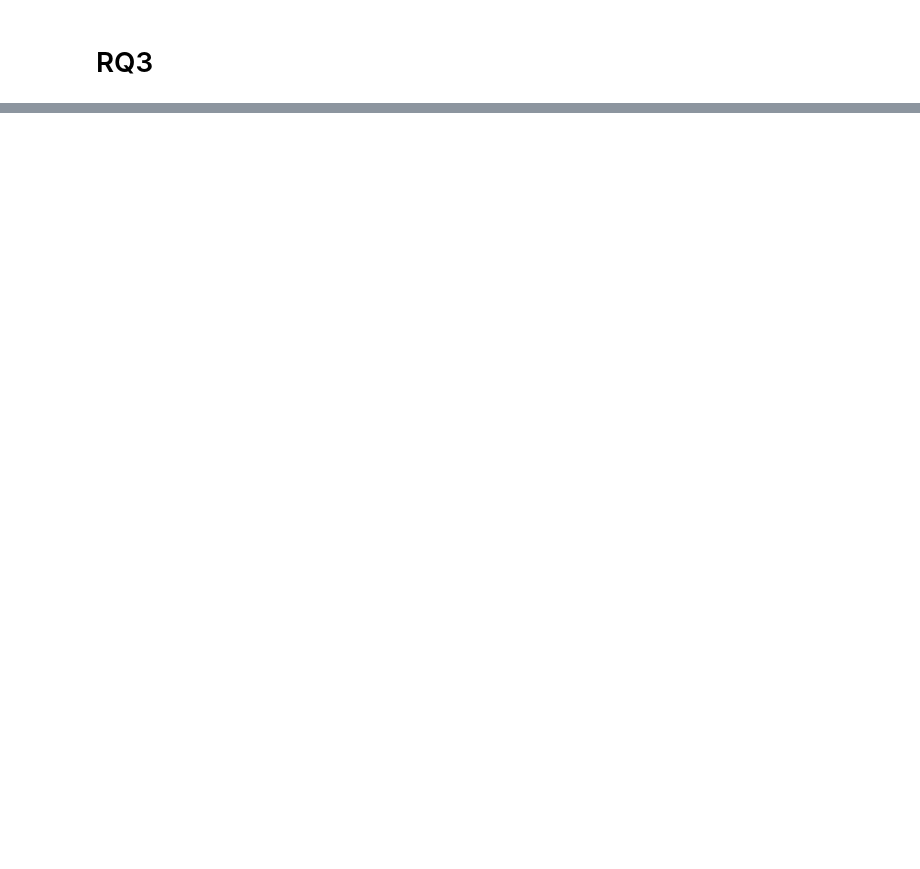
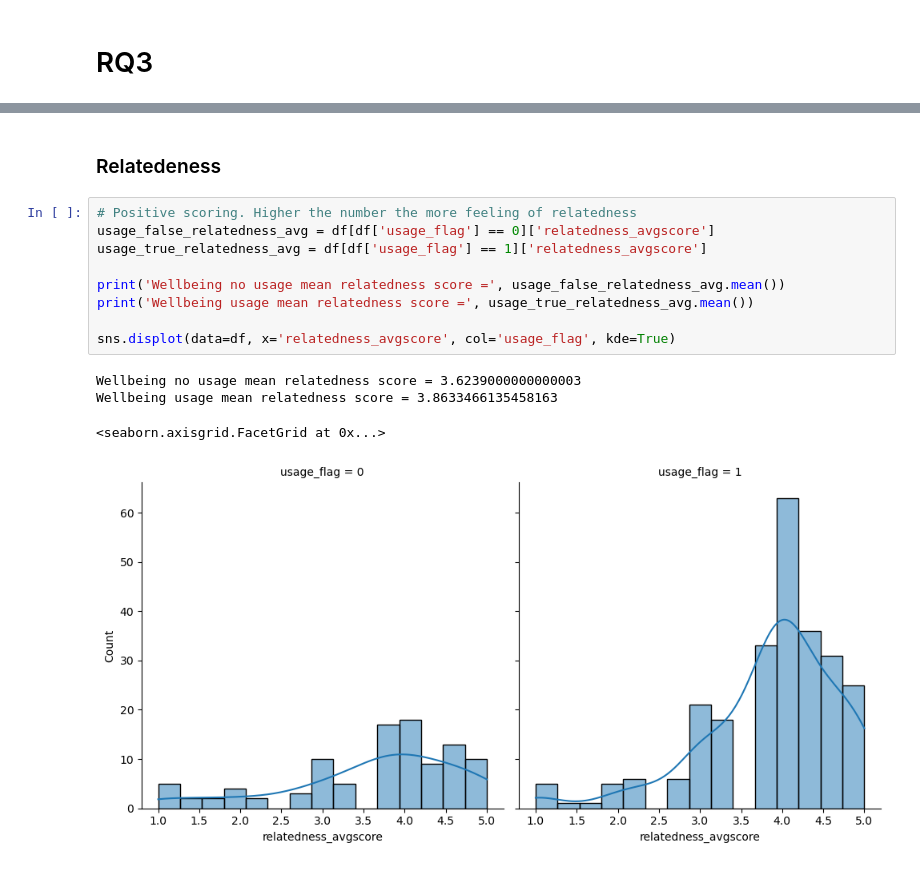
Before and after one commit to smc395/smartphone-wellbeing-study, a Jupyter notebook: analysis.ipynb, the cells around one changed output, grey strips where cells are left out. Cells and saved outputs as stored; diff of their text form; blank space fills up the shorter version.

```diff
--- a/analysis.ipynb
+++ b/analysis.ipynb
@@ -678,0 +766,16 @@ df.loc[df['usage_flag'] == 1, ['autonomous_regulation_score', 'controlled_regula
+# %% [markdown]
+### Relatedeness
+# %%
+# Positive scoring. Higher the number the more feeling of relatedness
+usage_false_relatedness_avg = df[df['usage_flag'] == 0]['relatedness_avgscore']
+usage_true_relatedness_avg = df[df['usage_flag'] == 1]['relatedness_avgscore']
+
+print('Wellbeing no usage mean relatedness score =', usage_false_relatedness_avg.mean())
+print('Wellbeing usage mean relatedness score =', usage_true_relatedness_avg.mean())
+
+sns.displot(data=df, x='relatedness_avgscore', col='usage_flag', kde=True)
+# %% [output]
+Wellbeing no usage mean relatedness score = 3.6239000000000003
+Wellbeing usage mean relatedness score = 3.8633466135458163
+<seaborn.axisgrid.FacetGrid at 0x...>
+[figure, added]
```
Also changed, not shown: parts of 17 cells of this notebook.
